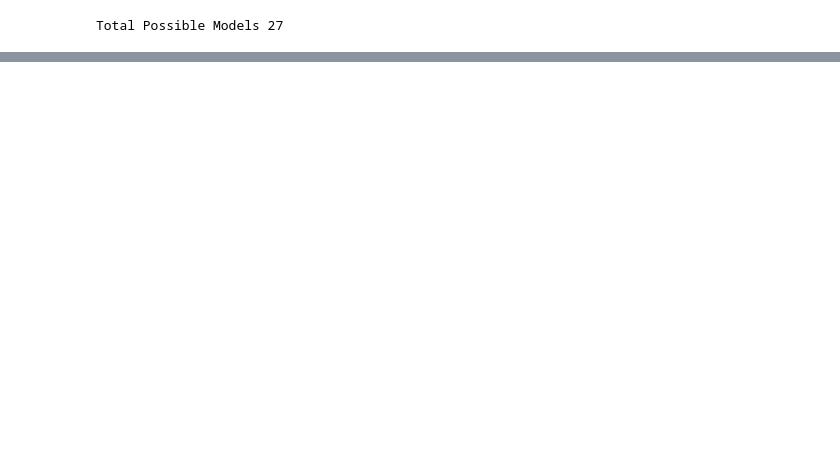
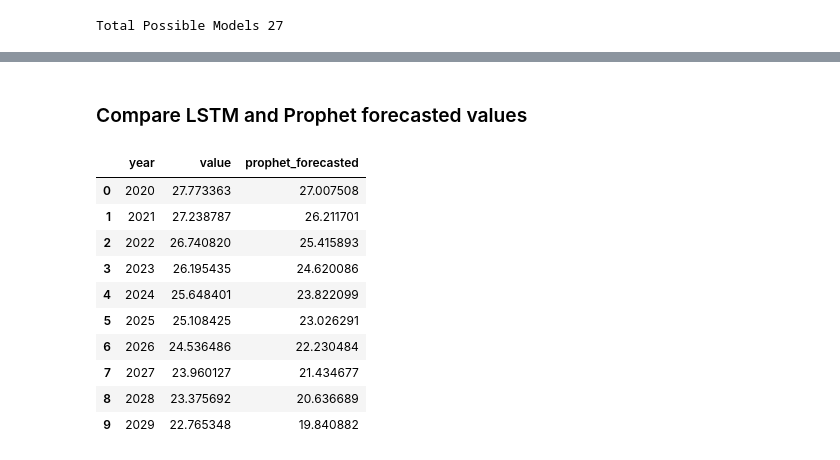
Before and after one commit to annchemu/tsa, a Jupyter notebook: lstm_model.ipynb, the cells around one changed output, grey strips where cells are left out. Drawn from its saved outputs; the diff is of its cells as text; code cells hidden in the pictures; blank space fills up the shorter version.

```diff
--- a/lstm_model.ipynb
+++ b/lstm_model.ipynb
@@ -293,0 +404,21 @@ print(' Test RMSE: %.3f' %  rmse)
+# %%
+# get the last birth rates based on the lag
+d = df['value']
+prediction_list = d[-lag:].values
+
+# predict the next 10 years
+num_prediction = 10
+
+for i in range(num_prediction):
+
+    #always get the last birth rates to predict the next
+    x_predict = prediction_list[-lag:]
+    x_predict = x_predict.reshape(1,lag,1)
+    out = model.predict(x_predict)[0][0]
+
+    #add predicted birth rate to list
+    prediction_list = np.append(prediction_list, out)
+
+#remove the initial birth rates
+prediction_list = prediction_list[lag:]
+prediction_list
@@ -293,0 +428,8 @@ print(' Test RMSE: %.3f' %  rmse)
+# %%
+#process years
+last_year = df['year'].values[-1]
+predicted_years = []
+for i in range(num_prediction):
+    last_year = last_year +1
+    predicted_years.append(last_year)
+predicted_years
@@ -293,0 +438,5 @@ print(' Test RMSE: %.3f' %  rmse)
+# %%
+#create dataframe for predicted birthrate
+d = {'year':predicted_years, 'value':prediction_list}
+forecasted = pd.DataFrame(data = d)
+forecasted
@@ -293,0 +478,19 @@ print(' Test RMSE: %.3f' %  rmse)
+# %% [markdown]
+### Compare LSTM and Prophet forecasted values
+# %%
+#add prophet values to df
+prophet_forecasted = pd.read_csv('prophet_forecasted_birthrate.csv')
+forecasted['prophet_forecasted'] = prophet_forecasted
+forecasted
+# %% [output]
+|  | year | value | prophet_forecasted |
+| 0 | 2020 | 27.773363 | 27.007508 |
+| 1 | 2021 | 27.238787 | 26.211701 |
+| 2 | 2022 | 26.740820 | 25.415893 |
+| 3 | 2023 | 26.195435 | 24.620086 |
+| 4 | 2024 | 25.648401 | 23.822099 |
+| 5 | 2025 | 25.108425 | 23.026291 |
+| 6 | 2026 | 24.536486 | 22.230484 |
+| 7 | 2027 | 23.960127 | 21.434677 |
+| 8 | 2028 | 23.375692 | 20.636689 |
+| 9 | 2029 | 22.765348 | 19.840882 |
```
Also changed, not shown: parts of 31 cells of this notebook, 1 other file.
